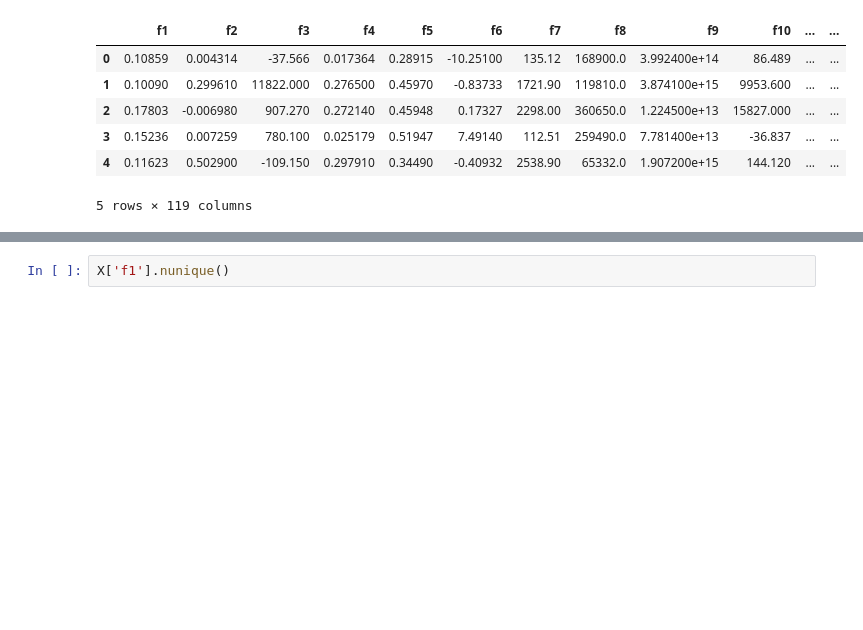
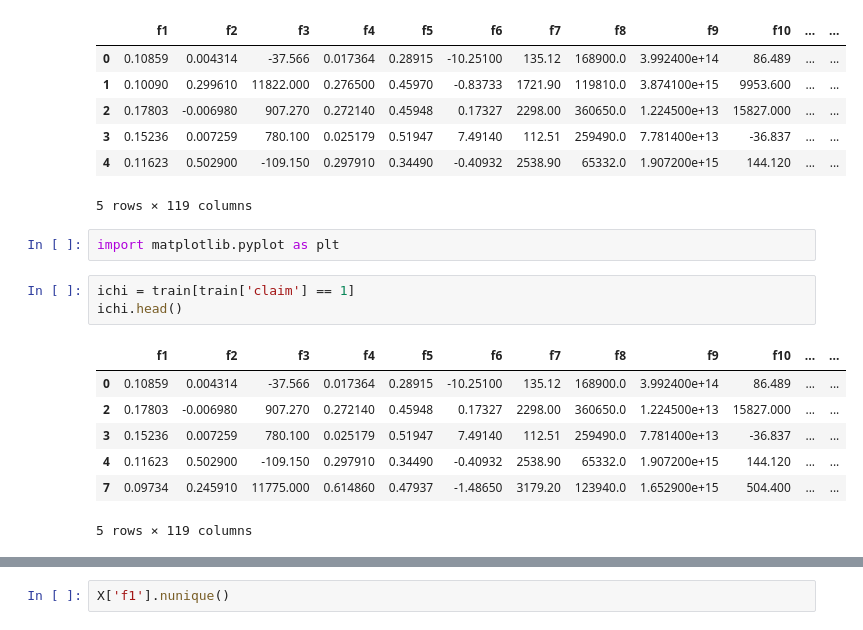
Before and after one commit to kenichiluna0627/tabular-playground-sep-2021, a Jupyter notebook: tabular_pg_sep2021.ipynb, the cells around one changed output, grey strips where cells are left out. Drawn from its saved outputs; the diff is of its cells as text; blank space fills up the shorter version.

```diff
--- a/tabular_pg_sep2021.ipynb
+++ b/tabular_pg_sep2021.ipynb
@@ -16,3 +17,16 @@ train.head()
 | 3 | 0.15236 | 0.007259 | 780.100 | 0.025179 | 0.51947 | 7.49140 | 112.51 | 259490.0 | 7.781400e+13 | -36.837 | ... | ... |
 | 4 | 0.11623 | 0.502900 | -109.150 | 0.297910 | 0.34490 | -0.40932 | 2538.90 | 65332.0 | 1.907200e+15 | 144.120 | ... | ... |
 5 rows × 119 columns
+# %%
+import matplotlib.pyplot as plt
+# %%
+ichi = train[train['claim'] == 1]
+ichi.head()
+# %% [output]
+|  | f1 | f2 | f3 | f4 | f5 | f6 | f7 | f8 | f9 | f10 | ... | ... |
+| 0 | 0.10859 | 0.004314 | -37.566 | 0.017364 | 0.28915 | -10.25100 | 135.12 | 168900.0 | 3.992400e+14 | 86.489 | ... | ... |
+| 2 | 0.17803 | -0.006980 | 907.270 | 0.272140 | 0.45948 | 0.17327 | 2298.00 | 360650.0 | 1.224500e+13 | 15827.000 | ... | ... |
+| 3 | 0.15236 | 0.007259 | 780.100 | 0.025179 | 0.51947 | 7.49140 | 112.51 | 259490.0 | 7.781400e+13 | -36.837 | ... | ... |
+| 4 | 0.11623 | 0.502900 | -109.150 | 0.297910 | 0.34490 | -0.40932 | 2538.90 | 65332.0 | 1.907200e+15 | 144.120 | ... | ... |
+| 7 | 0.09734 | 0.245910 | 11775.000 | 0.614860 | 0.47937 | -1.48650 | 3179.20 | 123940.0 | 1.652900e+15 | 504.400 | ... | ... |
+5 rows × 119 columns
```
Also changed, not shown: parts of 21 cells of this notebook.
